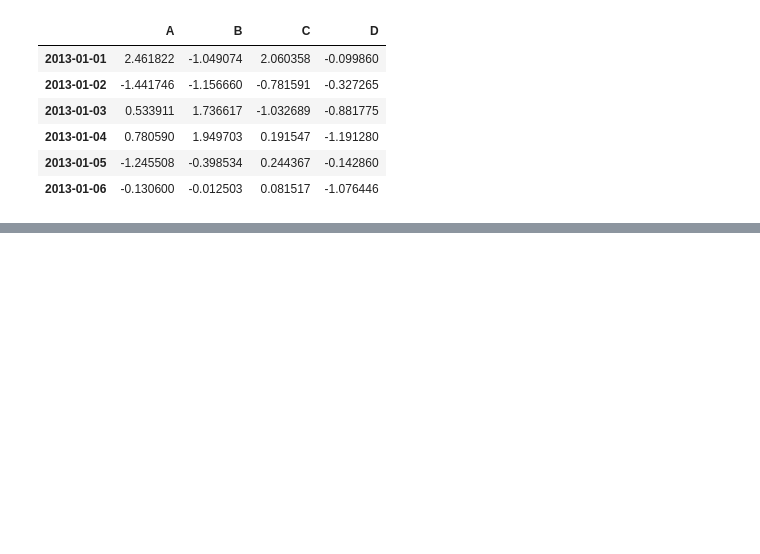
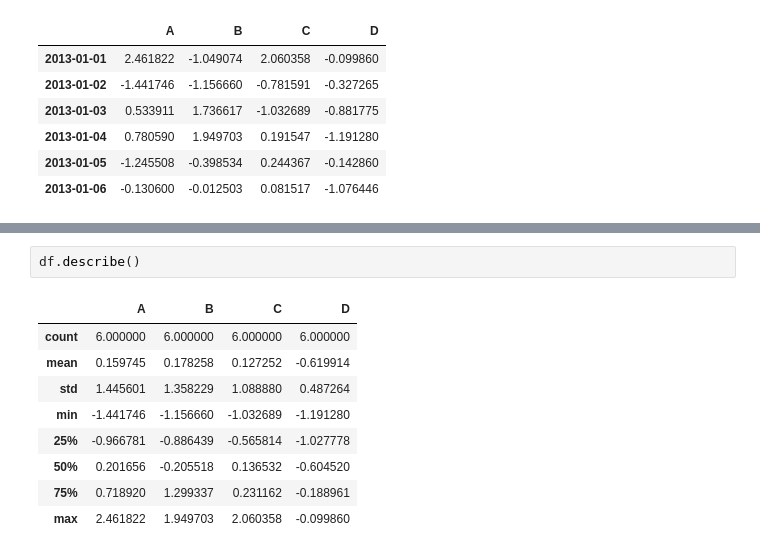
Before and after one commit to LuisNeryR/Mineria, a Jupyter notebook: Mineria.ipynb, the cells around one changed output, grey strips where cells are left out. Saved outputs shown, nothing was run; the diff lists cells and outputs as text; blank space fills up the shorter version.

```diff
--- a/Mineria.ipynb
+++ b/Mineria.ipynb
@@ -868,0 +954,12 @@ In [8]: df
+# %%
+df.describe()
+# %% [output]
+|  | A | B | C | D |
+| count | 6.000000 | 6.000000 | 6.000000 | 6.000000 |
+| mean | 0.159745 | 0.178258 | 0.127252 | -0.619914 |
+| std | 1.445601 | 1.358229 | 1.088880 | 0.487264 |
+| min | -1.441746 | -1.156660 | -1.032689 | -1.191280 |
+| 25% | -0.966781 | -0.886439 | -0.565814 | -1.027778 |
+| 50% | 0.201656 | -0.205518 | 0.136532 | -0.604520 |
+| 75% | 0.718920 | 1.299337 | 0.231162 | -0.188961 |
+| max | 2.461822 | 1.949703 | 2.060358 | -0.099860 |
```
Also changed, not shown: parts of 9 cells of this notebook.
